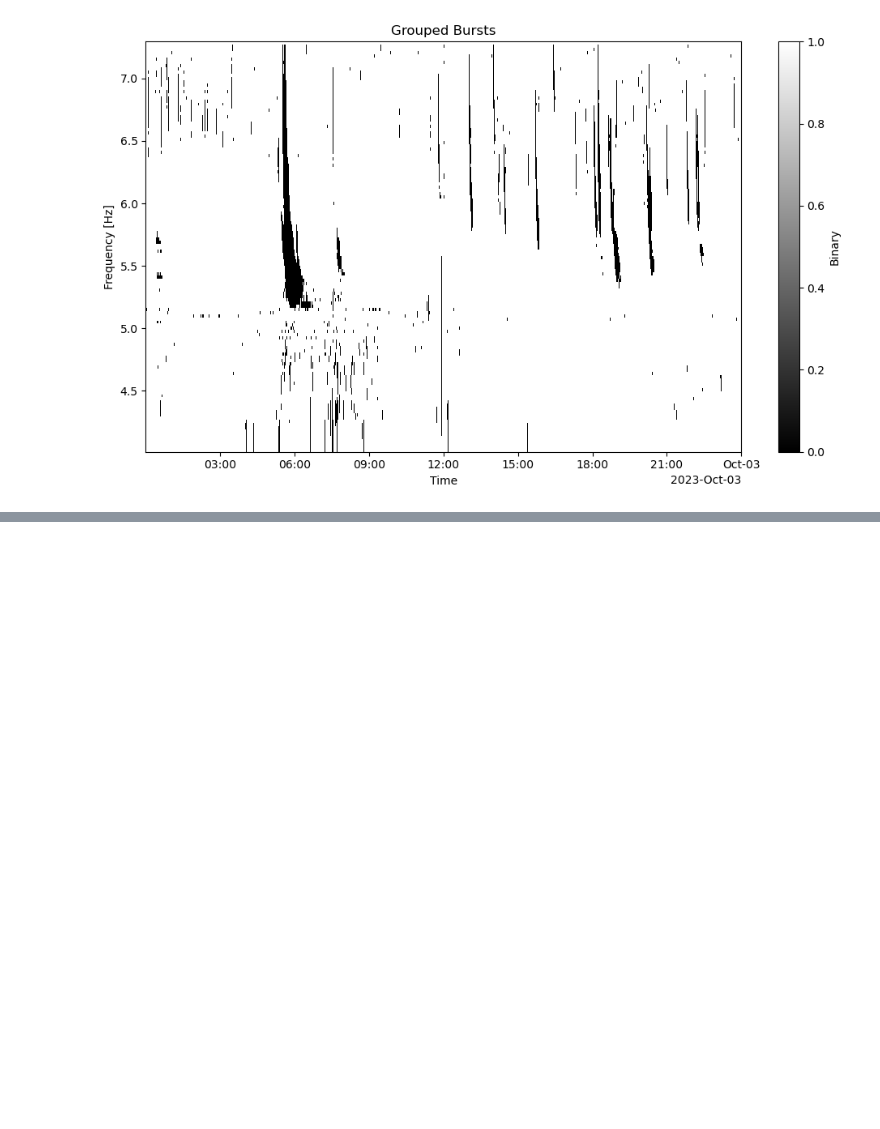
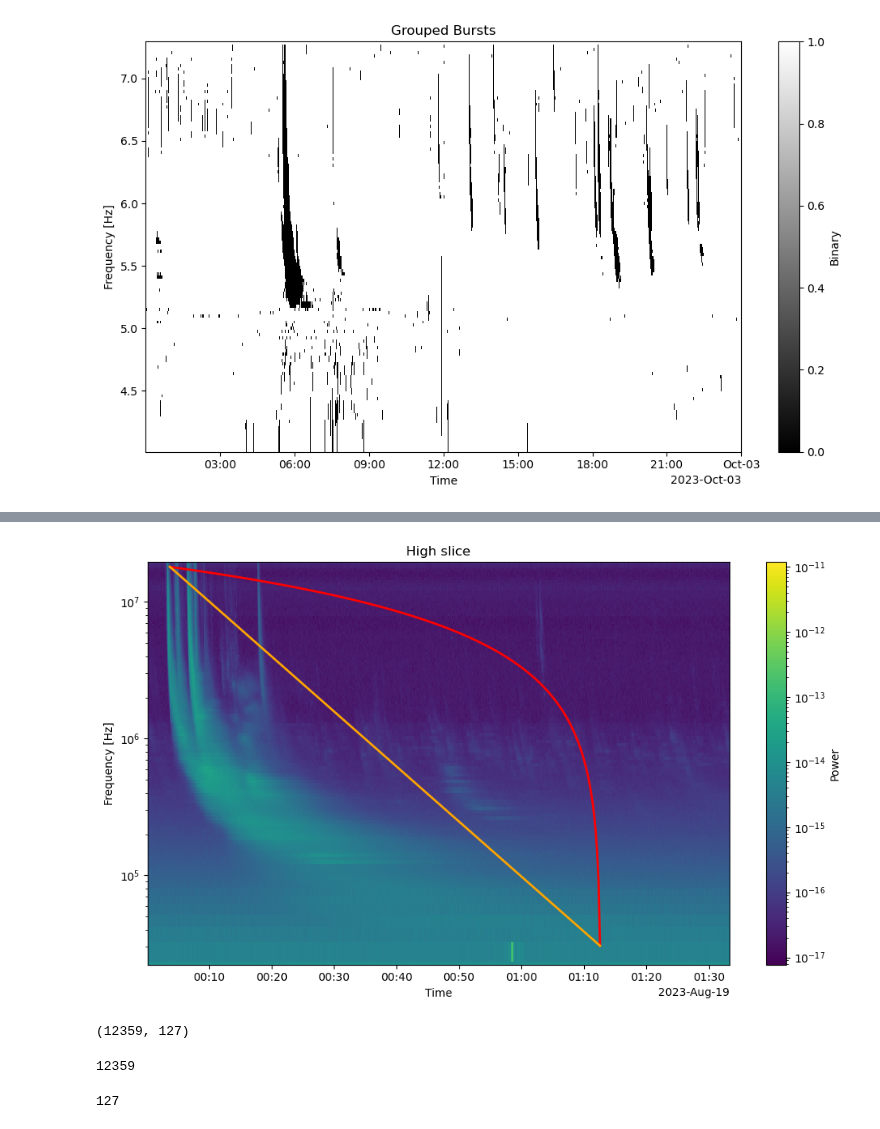
Before and after one commit to judyl22/Solar-Radio-Burst, a Jupyter notebook: dection_prog_new_extract4.ipynb, the cells around one changed output, grey strips where cells are left out. Drawn from its saved outputs; the diff is of its cells as text; code cells hidden in the pictures; blank space fills up the shorter version.

```diff
--- a/dection_prog_new_extract4.ipynb
+++ b/dection_prog_new_extract4.ipynb
@@ -71,0 +362,11 @@ plot_bmap(times_arr3, freq_log_exp3, bmap3, lines3)
+# %%
+img = data_arr_log.T[:-1]
+x = UTC_to_UNX(times_arr)
+y = freq_log[:-1]
+
+x_init = (x[y1], x[y0])
+y_init = (y[x1], y[x0])
+x_init, y_init
+
+xx, yy, flux = ACBone(img, x, y, x_init, y_init, n_iter = 50)
+xx, yy, flux
@@ -71,0 +393,31 @@ plot_bmap(times_arr3, freq_log_exp3, bmap3, lines3)
+# %%
+fig, ax = plt.subplots(figsize=(10, 6))
+
+p = ax.pcolormesh(times_arr, freq_arr, data_arr.T, norm=LogNorm(), shading="auto")
+plt.colorbar(p, ax=ax, label="Power")
+
+ax.plot(UNX_to_UTC(xx), yy, color="red", lw=2)
+
+ax.plot(UNX_to_UTC(np.array(x_init)), np.array(y_init), color="orange", lw=2)
+
+ax.set_xlim(times_arr[0], times_arr[800])
+ax.set_yscale("log")
+ax.set_xlabel("Time")
+ax.set_ylabel("Frequency [Hz]")
+ax.set_title("High slice")
+plt.tight_layout()
+plt.show()
+# %% [output]
+[figure, added]
+# %%
+img.shape
+# %% [output]
+(12359, 127)
+# %%
+len(x)
+# %% [output]
+12359
+# %%
+len(y)
+# %% [output]
+127
```
Also changed, not shown: parts of 35 cells of this notebook, 5 other files.
